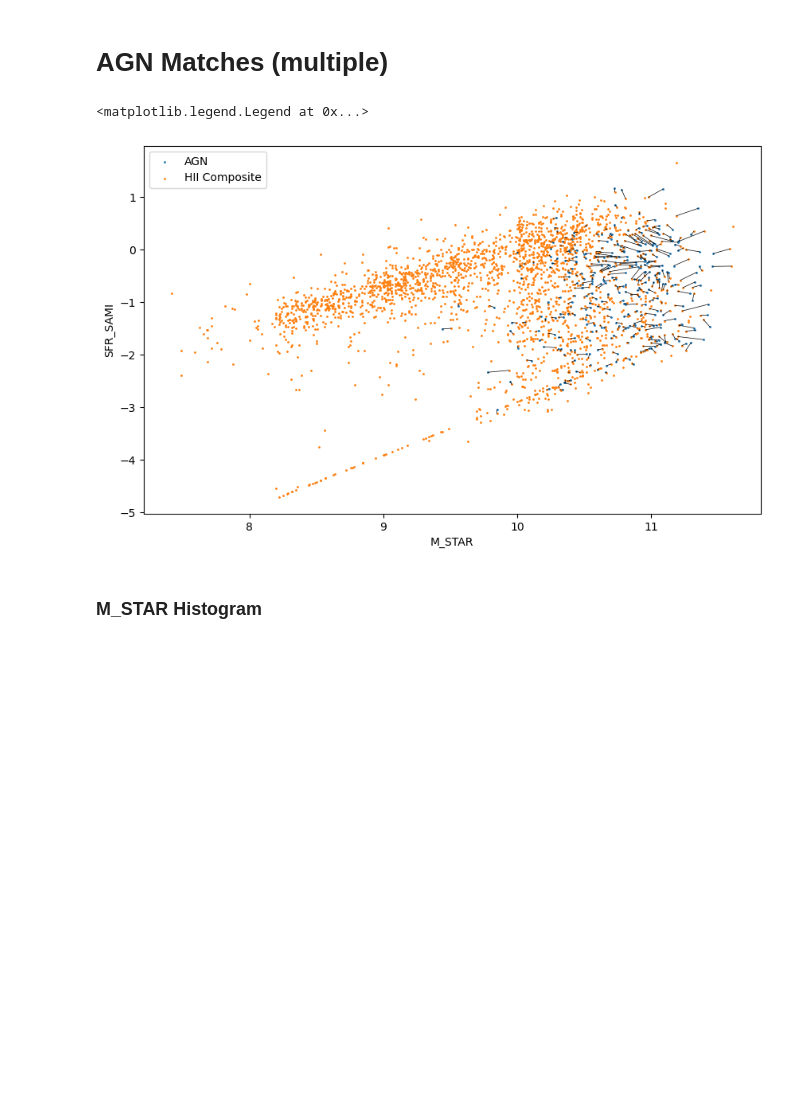
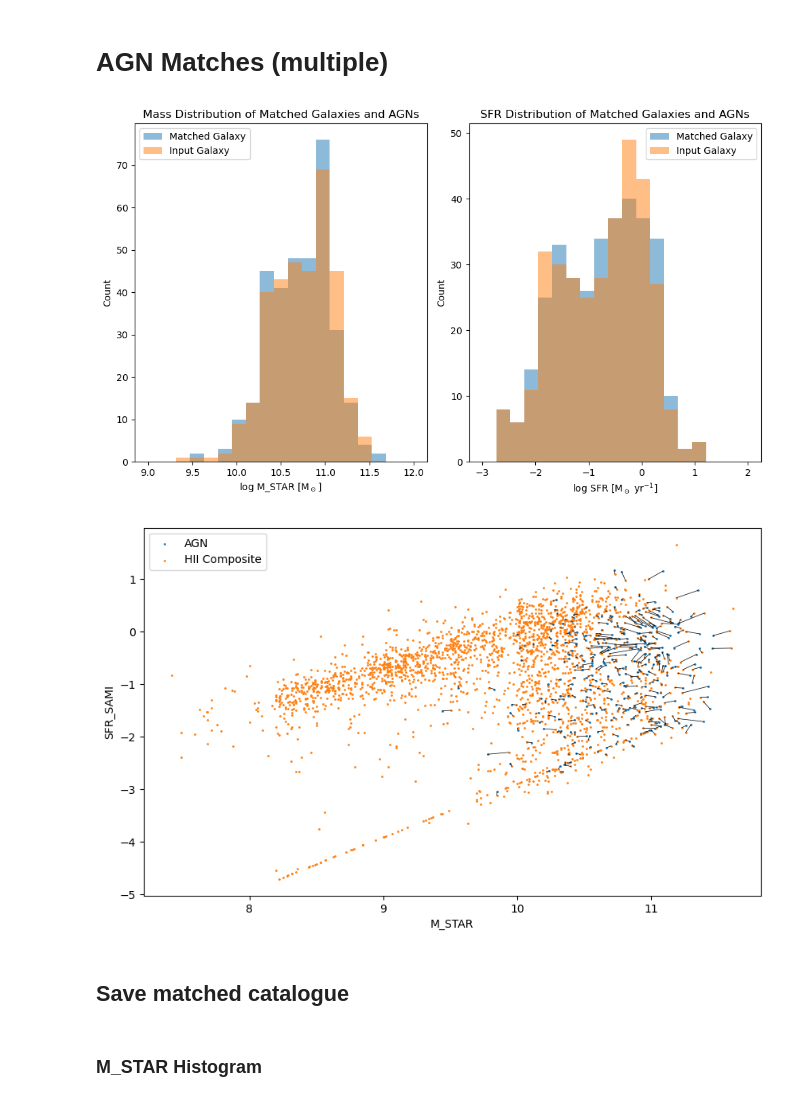
Before and after one commit to mspan4/sami_tools_smc_mspa4681, a Jupyter notebook: Code/mass_matching.ipynb, the cells around one changed output. Saved outputs shown, nothing was run; the diff lists cells and outputs as text; code cells hidden in the pictures; blank space fills up the shorter version.

Commit message:
Added optional distribution plotting for mass_matching

```diff
--- a/Code/mass_matching.ipynb
+++ b/Code/mass_matching.ipynb
@@ -338,7 +338,7 @@ AGN_CATIDs = valid_Summary_table_hdu['CATID'][np.isin(valid_Summary_table_hdu['C
 
 HII_Composite_CATIDs = valid_Summary_table_hdu['CATID'][np.isin(valid_Summary_table_hdu['CATEGORY_BPT_AGN'], (-1, 0, 1, 2))]
 
-matched_AGN_HII_Composite = all_fctns.get_multiple_galaxy_matches(valid_Summary_table_hdu, AGN_CATIDs, HII_Composite_CATIDs, mass_colname='M_STAR', SFR_colname='SFR_SAMI', log_scale=False)
+matched_AGN_HII_Composite = all_fctns.get_multiple_galaxy_matches(valid_Summary_table_hdu, AGN_CATIDs, HII_Composite_CATIDs, mass_colname='M_STAR', SFR_colname='SFR_SAMI', log_scale=False, distribution_plots=True)
 matched_AGN_HII_Composite.rename_column('Input_CATID', 'AGN_CATID')
 matched_AGN_HII_Composite.rename_column('Matched_CATID', 'HII_Composite_CATID')
 
@@ -346,35 +346,37 @@ matched_AGN_HII_Composite.rename_column('Matched_CATID', 'HII_Composite_CATID')
 
 M_STAR_array = valid_Summary_table_hdu['M_STAR']
 SFR_SAMI_array = valid_Summary_table_hdu['SFR_SAMI']
 
 AGN_CATIDs = valid_Summary_table_hdu['CATID'][np.isin(valid_Summary_table_hdu['CATEGORY_BPT_AGN'], (6, 7, 8, 9, 10))]
 HII_Composite_CATIDs = valid_Summary_table_hdu['CATID'][np.isin(valid_Summary_table_hdu['CATEGORY_BPT_AGN'], (-1, 0, 1, 2))]
 
 AGN_CATID_mask = np.isin(valid_Summary_table_hdu['CATID'], AGN_CATIDs)
 HII_Composite_CATID_mask = np.isin(valid_Summary_table_hdu['CATID'], HII_Composite_CATIDs)
 
 plt.figure(figsize=(10, 6))
 #plt.grid()
 
 plt.scatter(M_STAR_array[AGN_CATID_mask], SFR_SAMI_array[AGN_CATID_mask], s=1, label='AGN')
 plt.scatter(M_STAR_array[HII_Composite_CATID_mask], SFR_SAMI_array[HII_Composite_CATID_mask], s=1, label='HII Composite')
 
 plt.xlabel('M_STAR')
 plt.ylabel('SFR_SAMI')
 
 plt.legend()
 # add connected matches
 for row in matched_AGN_HII_Composite:
     AGN_CATID = row['AGN_CATID']
     HII_Composite_CATID = row['HII_Composite_CATID']
 
 
     plt.plot([M_STAR_array[valid_Summary_table_hdu['CATID'] == AGN_CATID], M_STAR_array[valid_Summary_table_hdu['CATID'] == HII_Composite_CATID]],
              [SFR_SAMI_array[valid_Summary_table_hdu['CATID'] == AGN_CATID], SFR_SAMI_array[valid_Summary_table_hdu['CATID'] == HII_Composite_CATID]],
              'k-', linewidth=0.5)
 # %% [output]
-<matplotlib.legend.Legend at 0x...>
-[figure, old version]
+[figure, new version]
+[figure, added]
+# %% [markdown]
+## Save matched catalogue
 # %% [markdown]
 ### M_STAR Histogram
 # %%
```
Also changed, not shown: 1 other file.
